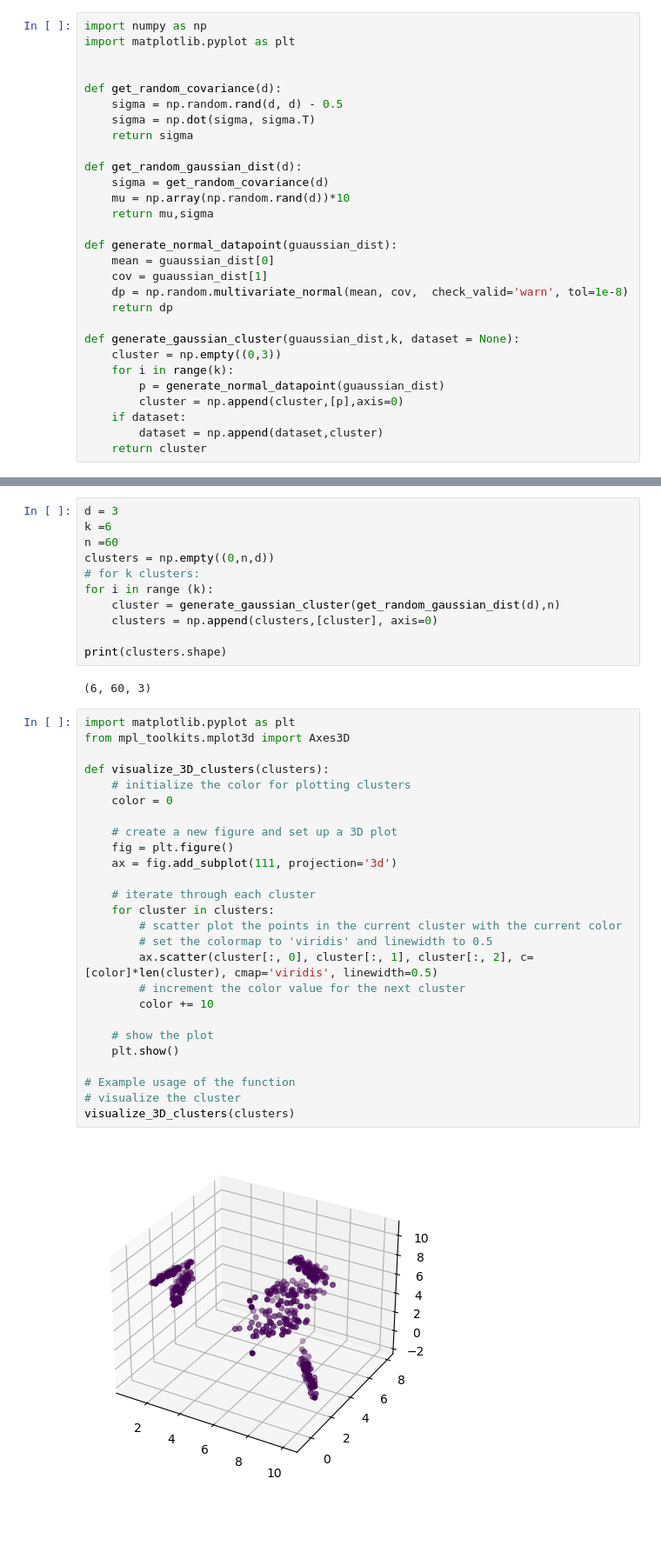
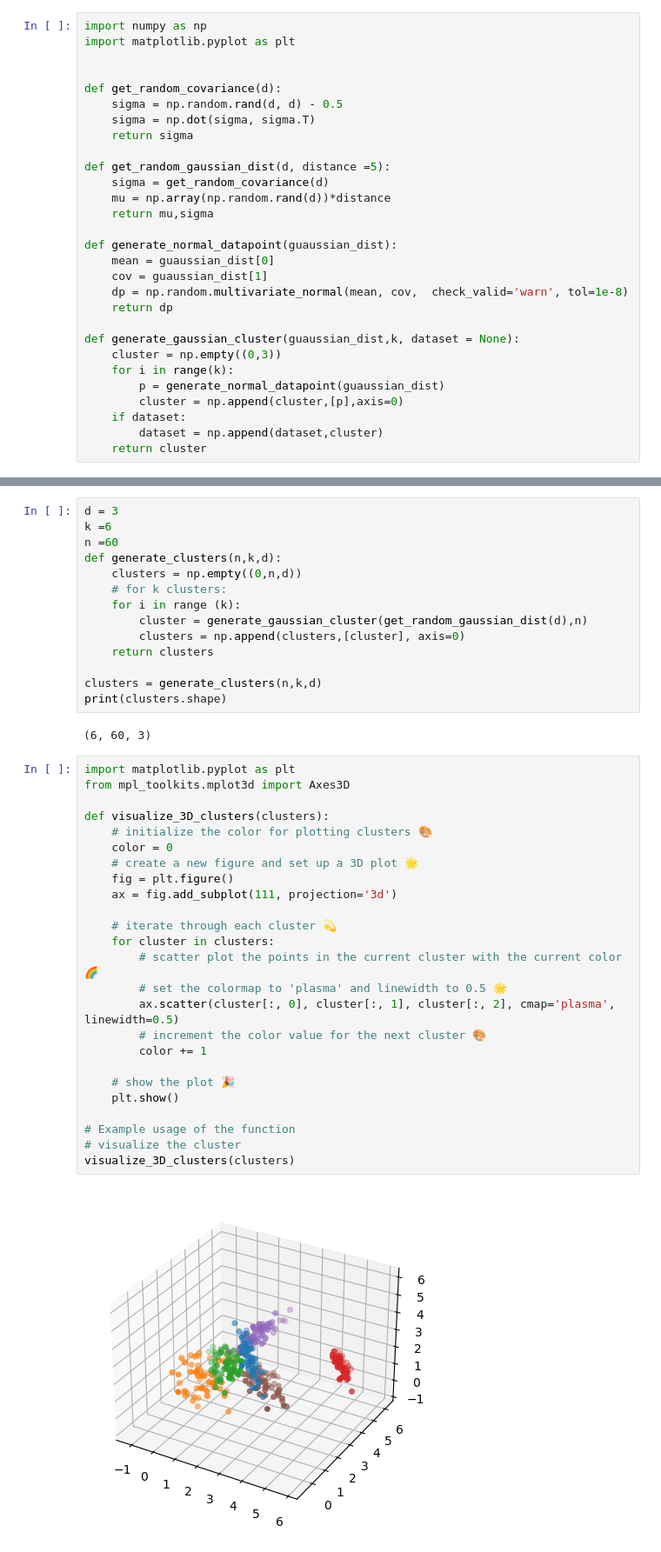
Before and after one commit to nadavo11/gaussian_distributed_data_generator, a Jupyter notebook: gaussian data generator.ipynb, the cells around one changed output, grey strips where cells are left out. Shown: that part at 87% size. Drawn from its saved outputs; the diff is of its cells as text; blank space fills up the shorter version.

Commit message:
clusters generator

```diff
--- a/gaussian data generator.ipynb
+++ b/gaussian data generator.ipynb
@@ -8,9 +8,9 @@ def get_random_covariance(d):
     sigma = np.dot(sigma, sigma.T)
     return sigma
 
-def get_random_gaussian_dist(d):
+def get_random_gaussian_dist(d, distance =5):
     sigma = get_random_covariance(d)
-    mu = np.array(np.random.rand(d))*10
+    mu = np.array(np.random.rand(d))*distance
     return mu,sigma
 
 def generate_normal_datapoint(guaussian_dist):
@@ -62,40 +62,42 @@ visualize_3D(p,1)
 d = 3
 k =6
 n =60
-clusters = np.empty((0,n,d))
-# for k clusters:
-for i in range (k):
-    cluster = generate_gaussian_cluster(get_random_gaussian_dist(d),n)
-    clusters = np.append(clusters,[cluster], axis=0)
+def generate_clusters(n,k,d):
+    clusters = np.empty((0,n,d))
+    # for k clusters:
+    for i in range (k):
+        cluster = generate_gaussian_cluster(get_random_gaussian_dist(d),n)
+        clusters = np.append(clusters,[cluster], axis=0)
+    return clusters
 
+clusters = generate_clusters(n,k,d)
 print(clusters.shape)
 # %% [output]
 (6, 60, 3)
 # %%
 import matplotlib.pyplot as plt
 from mpl_toolkits.mplot3d import Axes3D
 
 def visualize_3D_clusters(clusters):
-    # initialize the color for plotting clusters
+    # initialize the color for plotting clusters 🎨
     color = 0
-
-    # create a new figure and set up a 3D plot
+    # create a new figure and set up a 3D plot 🌟
     fig = plt.figure()
     ax = fig.add_subplot(111, projection='3d')
 
-    # iterate through each cluster
+    # iterate through each cluster 💫
     for cluster in clusters:
-        # scatter plot the points in the current cluster with the current color
-        # set the colormap to 'viridis' and linewidth to 0.5
-        ax.scatter(cluster[:, 0], cluster[:, 1], cluster[:, 2], c=[color]*len(cluster), cmap='viridis', linewidth=0.5)
-        # increment the color value for the next cluster
-        color += 10
+        # scatter plot the points in the current cluster with the current color 🌈
+        # set the colormap to 'plasma' and linewidth to 0.5 🌟
+        ax.scatter(cluster[:, 0], cluster[:, 1], cluster[:, 2], cmap='plasma', linewidth=0.5)
+        # increment the color value for the next cluster 🎨
+        color += 1
 
-    # show the plot
+    # show the plot 🎉
     plt.show()
 
 # Example usage of the function
 # visualize the cluster
 visualize_3D_clusters(clusters)
 # %% [output]
-[figure, old version]
+[figure, new version]
```
Also changed, not shown: parts of 3 cells of this notebook.
